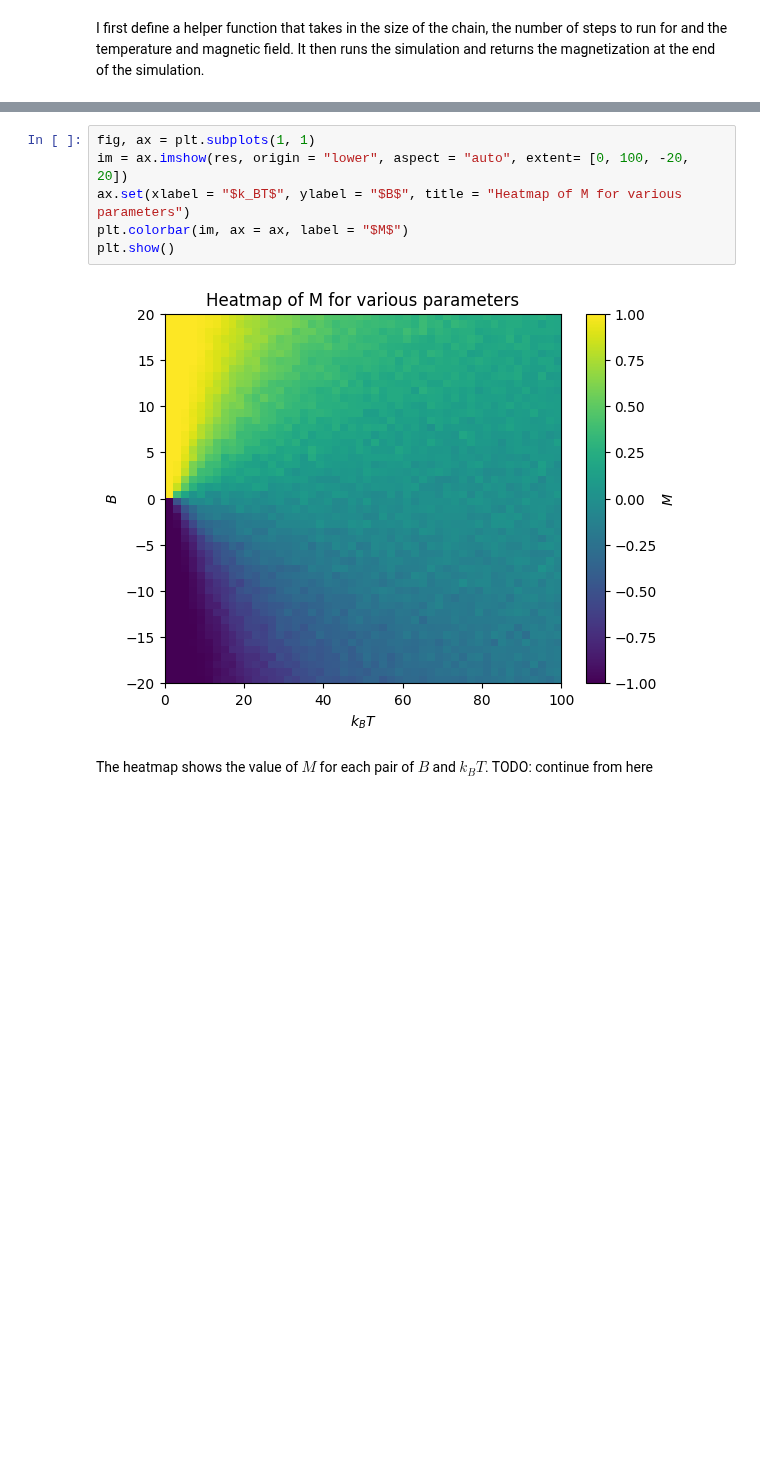
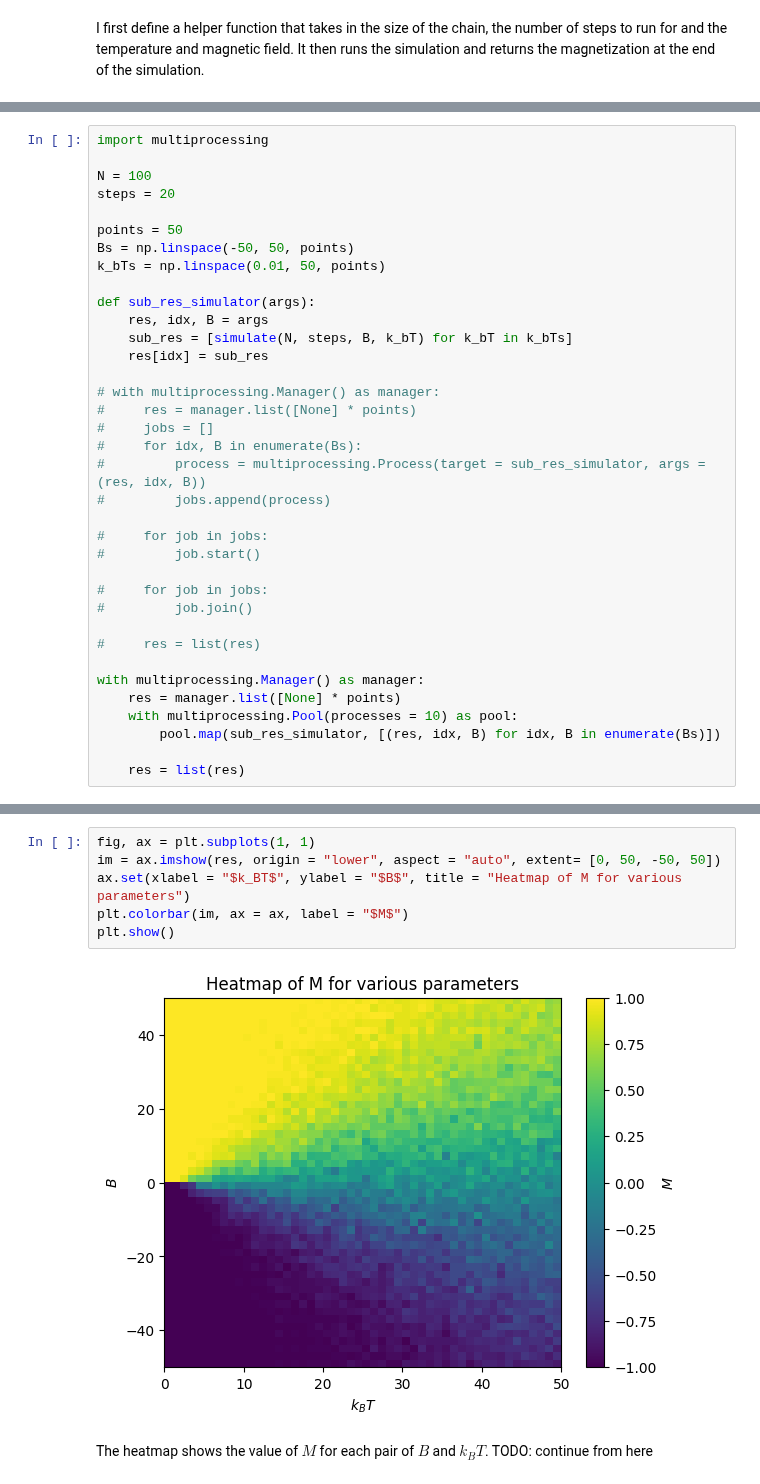
Before and after one commit to vibilanj/cmps, a Jupyter notebook: homework/Ising_Model.ipynb, the cells around one changed output, grey strips where cells are left out. Drawn from its saved outputs; the diff is of its cells as text; blank space fills up the shorter version.

```diff
--- a/homework/Ising_Model.ipynb
+++ b/homework/Ising_Model.ipynb
@@ -192 +174,37 @@ for B in Bs:
+# %%
+import multiprocessing
+
+N = 100
+steps = 20
+
+points = 50
+Bs = np.linspace(-50, 50, points)
+k_bTs = np.linspace(0.01, 50, points)
+
+def sub_res_simulator(args):
+    res, idx, B = args
+    sub_res = [simulate(N, steps, B, k_bT) for k_bT in k_bTs]
+    res[idx] = sub_res
+
+# with multiprocessing.Manager() as manager:
+#     res = manager.list([None] * points)
+#     jobs = []
+#     for idx, B in enumerate(Bs):
+#         process = multiprocessing.Process(target = sub_res_simulator, args = (res, idx, B))
+#         jobs.append(process)
+
+#     for job in jobs:
+#         job.start()
+
+#     for job in jobs:
+#         job.join()
+
+#     res = list(res)
+
+with multiprocessing.Manager() as manager:
+    res = manager.list([None] * points)
+    with multiprocessing.Pool(processes = 10) as pool:
+        pool.map(sub_res_simulator, [(res, idx, B) for idx, B in enumerate(Bs)])
+
+    res = list(res)
 # %% [markdown]
@@ -194,11 +212,11 @@ I now run the simulation for a chain of size $100$ for $20$ steps with $10$ repe
 # %%
 fig, ax = plt.subplots(1, 1)
-im = ax.imshow(res, origin = "lower", aspect = "auto", extent= [0, 100, -20, 20])
+im = ax.imshow(res, origin = "lower", aspect = "auto", extent= [0, 50, -50, 50])
 ax.set(xlabel = "$k_BT$", ylabel = "$B$", title = "Heatmap of M for various parameters")
 plt.colorbar(im, ax = ax, label = "$M$")
 plt.show()
 # %% [output]
-[figure, old version]
+[figure, new version]
 # %% [markdown]
 The heatmap shows the value of $M$ for each pair of $B$ and $k_BT$. TODO: continue from here
 # %% [markdown]
```
Also changed, not shown: parts of 7 cells of this notebook, 1 other file.
